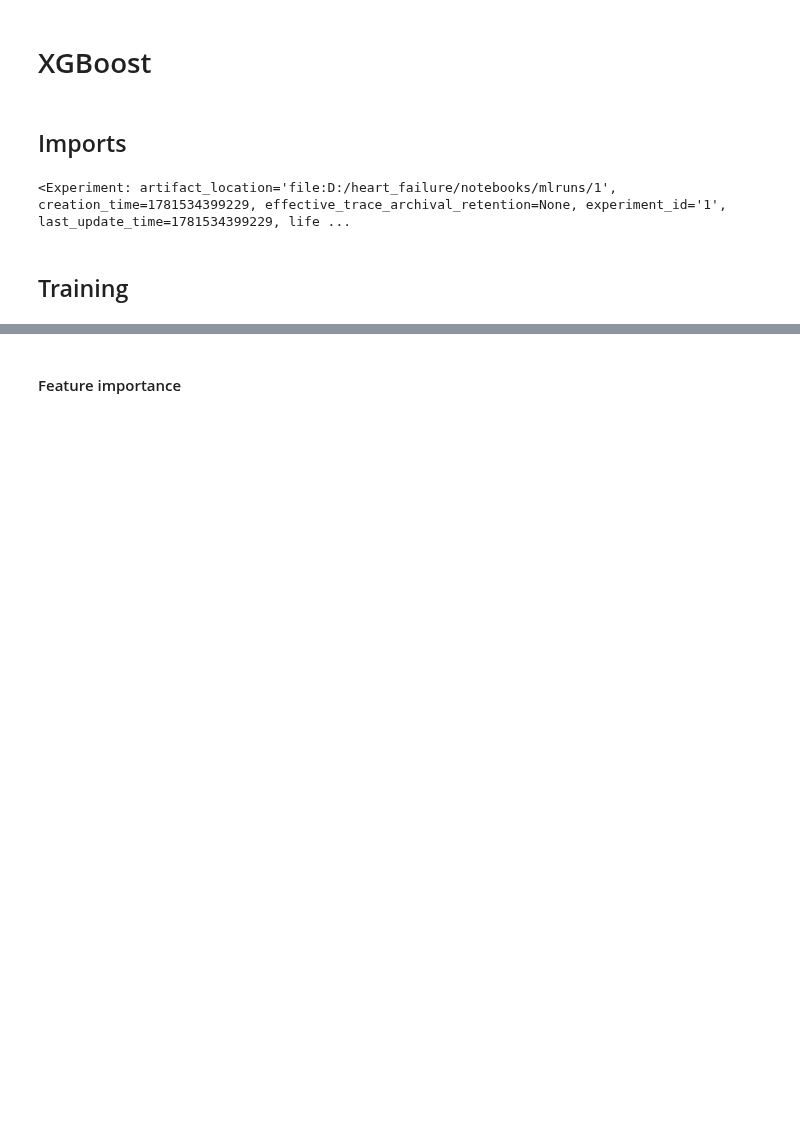
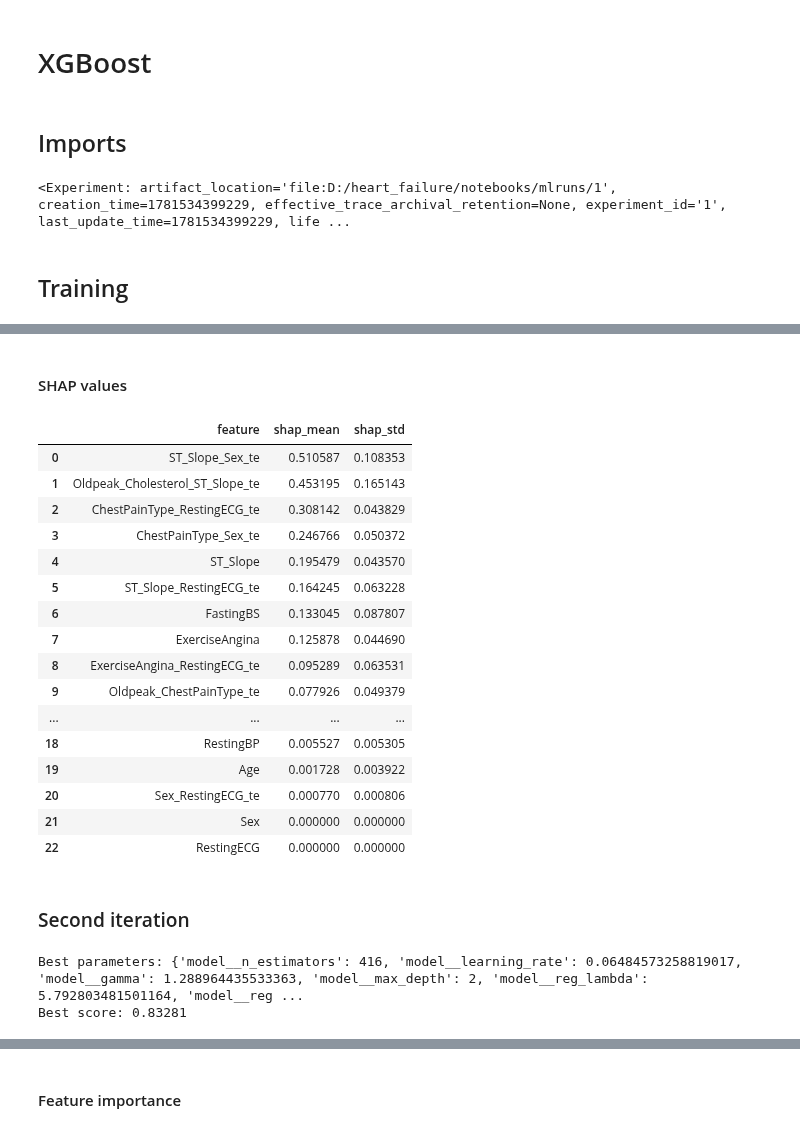
Before and after one commit to Lymuthien/heart_failure, a Jupyter notebook: notebooks/5.1-xgboost.ipynb, the cells around one changed output, grey strips where cells are left out. Saved outputs shown, nothing was run; the diff lists cells and outputs as text; code cells hidden in the pictures; blank space fills up the shorter version.

```diff
--- a/notebooks/5.1-xgboost.ipynb
+++ b/notebooks/5.1-xgboost.ipynb
@@ -60,0 +91,25 @@ Best score: 0.81767
+# %% [markdown]
+#### SHAP values
+# %%
+feature_stats = shap_fs(X_train, y_train, model, test_size=FS_VALID_SIZE)
+feature_stats
+# %% [output]
+|  | feature | shap_mean | shap_std |
+| 0 | ST_Slope_Sex_te | 0.510587 | 0.108353 |
+| 1 | Oldpeak_Cholesterol_ST_Slope_te | 0.453195 | 0.165143 |
+| 2 | ChestPainType_RestingECG_te | 0.308142 | 0.043829 |
+| 3 | ChestPainType_Sex_te | 0.246766 | 0.050372 |
+| 4 | ST_Slope | 0.195479 | 0.043570 |
+| 5 | ST_Slope_RestingECG_te | 0.164245 | 0.063228 |
+| 6 | FastingBS | 0.133045 | 0.087807 |
+| 7 | ExerciseAngina | 0.125878 | 0.044690 |
+| 8 | ExerciseAngina_RestingECG_te | 0.095289 | 0.063531 |
+| 9 | Oldpeak_ChestPainType_te | 0.077926 | 0.049379 |
+| ... | ... | ... | ... |
+| 18 | RestingBP | 0.005527 | 0.005305 |
+| 19 | Age | 0.001728 | 0.003922 |
+| 20 | Sex_RestingECG_te | 0.000770 | 0.000806 |
+| 21 | Sex | 0.000000 | 0.000000 |
+| 22 | RestingECG | 0.000000 | 0.000000 |
+# %% [markdown]
+### Second iteration
@@ -61,3 +133,8 @@ Best score: 0.81767
+# %%
+print_best_params(study)
+# %% [output]
+Best parameters: {'model__n_estimators': 416, 'model__learning_rate': 0.06484573258819017, 'model__gamma': 1.288964435533363, 'model__max_depth': 2, 'model__reg_lambda': 5.792803481501164, 'model__reg ...
+Best score: 0.83281
 # %%
 optuna_cv_results_to_df(study).sort_values(["rank_test_score"]).head()
 # %% [output]
```
Also changed, not shown: parts of 24 cells of this notebook, 3 other files.
